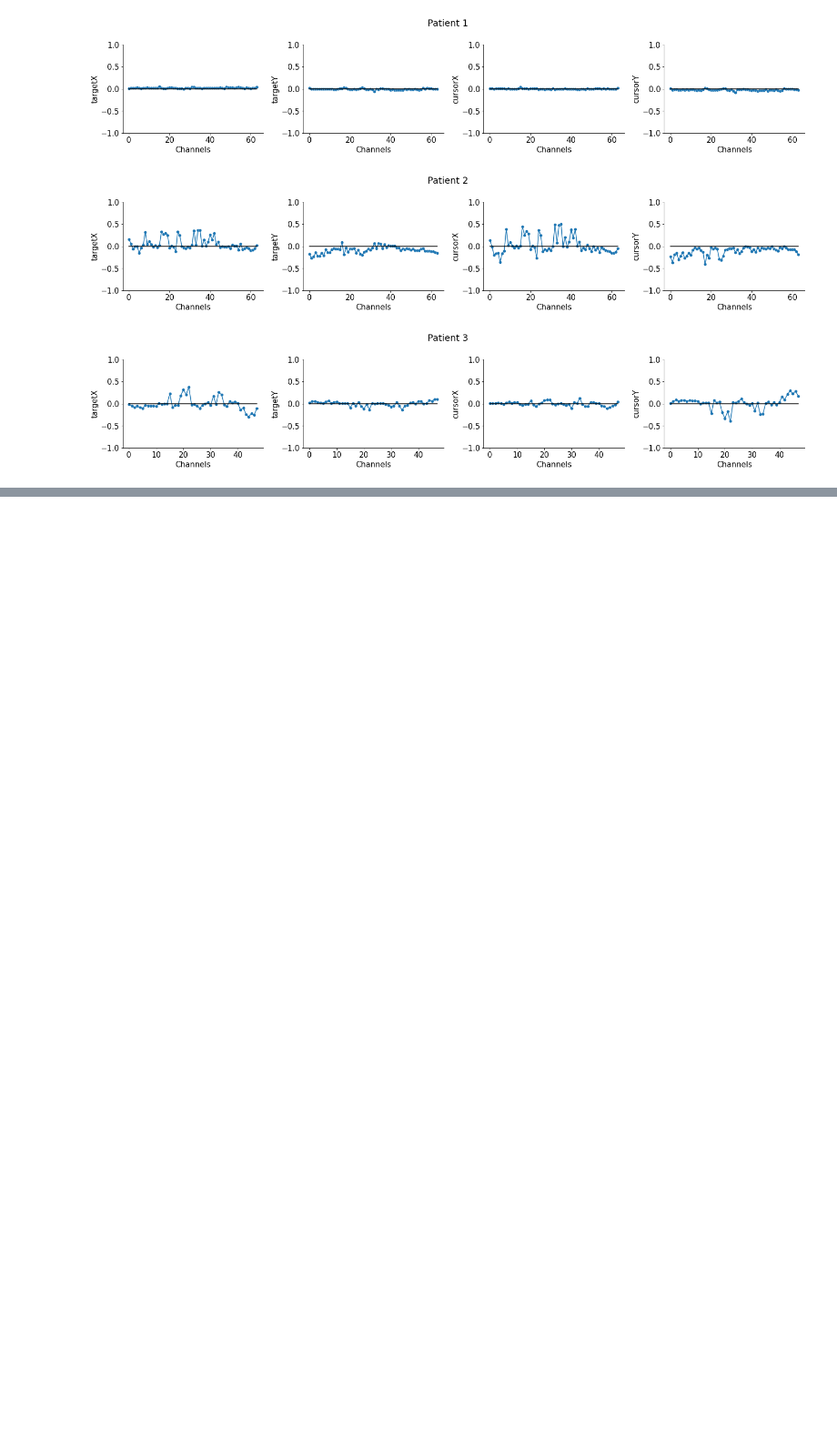
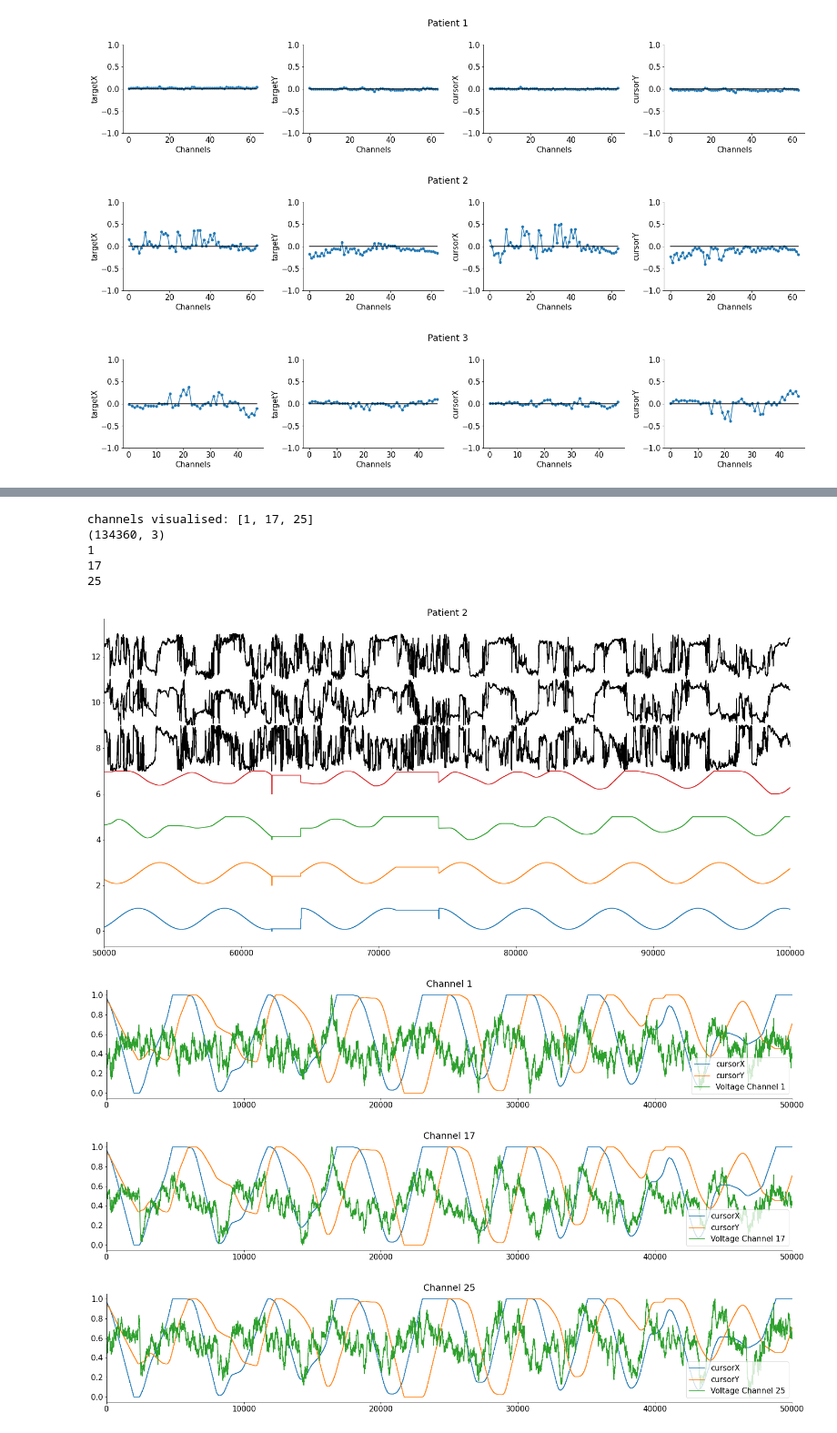
Before and after one commit to rnatarajan98/eCoG_Joystick_Analysis, a Jupyter notebook: Correlation_Analysis.ipynb, the cells around one changed output, grey strips where cells are left out. Shown at 91% size. Saved outputs shown, nothing was run; the diff lists cells and outputs as text; code cells hidden in the pictures; blank space fills up the shorter version.

```diff
--- a/Correlation_Analysis.ipynb
+++ b/Correlation_Analysis.ipynb
@@ -123,0 +212,70 @@ for p in range(4):
+# %%
+# Values set as above, focusing on Patient 2 correlations with cursor values
+corr_chan = sorted([5, 23, 17, 1, 25])
+
+p = 2
+dat = alldat[0, p]
+
+print("channels visualised:", sorted(max_cors_indices))
+
+V_correlated = dat['V'][:, sorted(max_cors_indices)]
+print(V_correlated.shape)
+V_norm = preprocessing.normalize(V_correlated)
+
+targetX = dat['targetX'].flatten()
+targetY = dat['targetY'].flatten()
+targetX_norm = preprocessing.normalize([targetX])[0]
+targetY_norm = preprocessing.normalize([targetY])[0]
+
+cursorX = dat['cursorX'].flatten()
+cursorY = dat['cursorY'].flatten()
+cursorX_norm = preprocessing.normalize([cursorX])[0]
+cursorY_norm = preprocessing.normalize([cursorY])[0]
+
+nchan = V_correlated.shape[1] #Number of channels
+nt = V_correlated.shape[0]    #Number of data points
+
+#number of signals to plot (nchan + target X,Y + cursor X,Y)
+signals = dict()
+labels = ['targetX', 'targetY', 'cursorX', 'cursorY']
+signals['targetX'] = targetX_norm / max(targetX_norm)
+signals['targetY'] = targetY_norm / max(targetY_norm)
+signals['cursorX'] = cursorX_norm  / max(cursorX_norm)
+signals['cursorY'] = cursorY_norm / max(cursorY_norm)
+for c in range(nchan):
+    signals['V' + str(c)] = V_norm[:,c].flatten()
+
+
+
+plt.figure(figsize=(20, 10))
+for i, (label, signal) in enumerate(signals.items()):
+    #print(min(signal), max(signal))
+    if label[0] == 'V':
+        plt.plot(signal + i*2, color='k')
+    else:
+        plt.plot(signal + i*2)
+
+plt.xlim(50000, 100000)
+plt.title('Patient ' + str(p))
+
+for c in sorted(max_cors_indices):
+    print(c)
+    plt.figure()
+    plt.plot(signals['cursorX'][10000:60000], label='cursorX')
+    plt.plot(signals['cursorY'][10000:60000], label='cursorY')
+    Voltage_channel = dat['V'][10000:60000, c]
+    Voltage_channel_norm = normalise(Voltage_channel)
+    plt.plot(Voltage_channel_norm, label="Voltage Channel " + str(c))
+    plt.xlim(00000, 50000)
+    plt.legend()
+    plt.title('Channel ' + str(c))
+# %% [output]
+channels visualised: [1, 17, 25]
+(134360, 3)
+1
+17
+25
+[figure, added]
+[figure, added]
+[figure, added]
+[figure, added]
```
Also changed, not shown: parts of 4 cells of this notebook.
